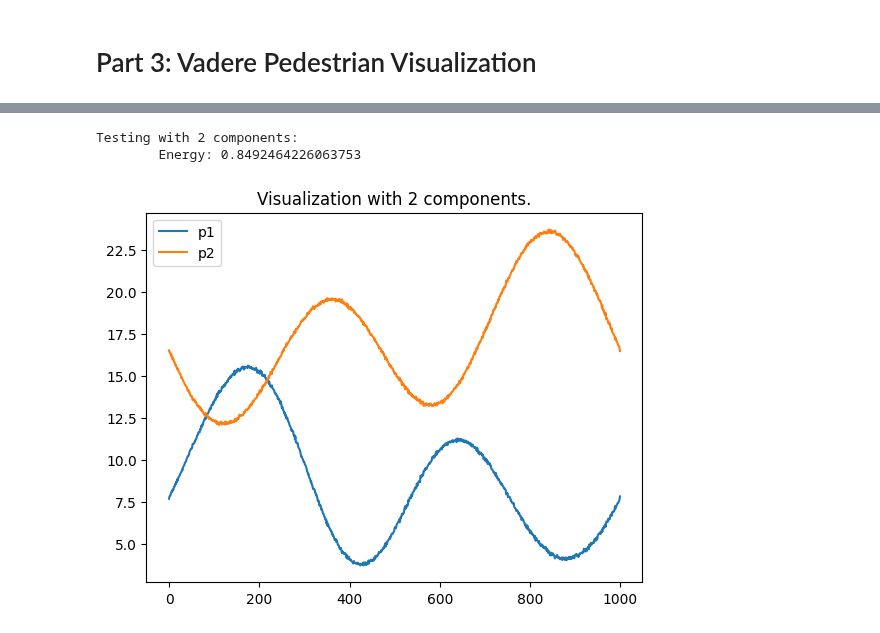
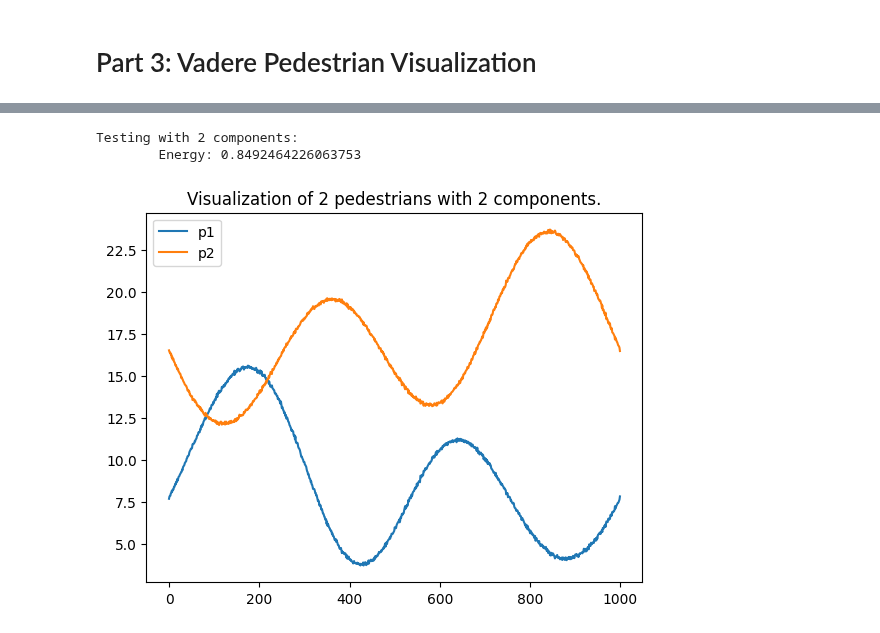
Before and after one commit to parimsuka/crowd-modeling-and-simulation, a Jupyter notebook: exercise3/src/pca_showcase.ipynb, the cells around one changed output, grey strips where cells are left out. Saved outputs shown, nothing was run; the diff lists cells and outputs as text; code cells hidden in the pictures.

```diff
--- a/exercise3/src/pca_showcase.ipynb
+++ b/exercise3/src/pca_showcase.ipynb
@@ -105,21 +105,21 @@ plt.show()
 # %%
 # Project 30-dimensional data points to first 2 principal components
 component_number = 2
 print(f"Testing with {component_number or 'all'} components:")
 u, s, vh, energy, energy_per_component, removed_mean = pca.pca_forward(vadere_traj_txt, component_count=component_number)
 print(f"\tEnergy: {energy}")
 reconstructed_traj = pca.pca_reverse(u, s, vh, removed_mean)
 
 # Visualize the first two pedestrians again
 plt.plot(reconstructed_traj[:,0], label="p1")
 plt.plot(reconstructed_traj[:,1], label="p2")
-plt.title(f"Visualization with {component_number} components.")
+plt.title(f"Visualization of 2 pedestrians with {component_number} components.")
 plt.legend()
 plt.show()
 # %% [output]
 Testing with 2 components:
         Energy: 0.8492464226063753
-[figure, old version]
+[figure, new version]
 # %%
 # Find out how many principal components are needed to capture >90% of the energy of the data set
 for component_number in range(1, 1000):
```
Also changed, not shown: parts of 2 cells of this notebook.
